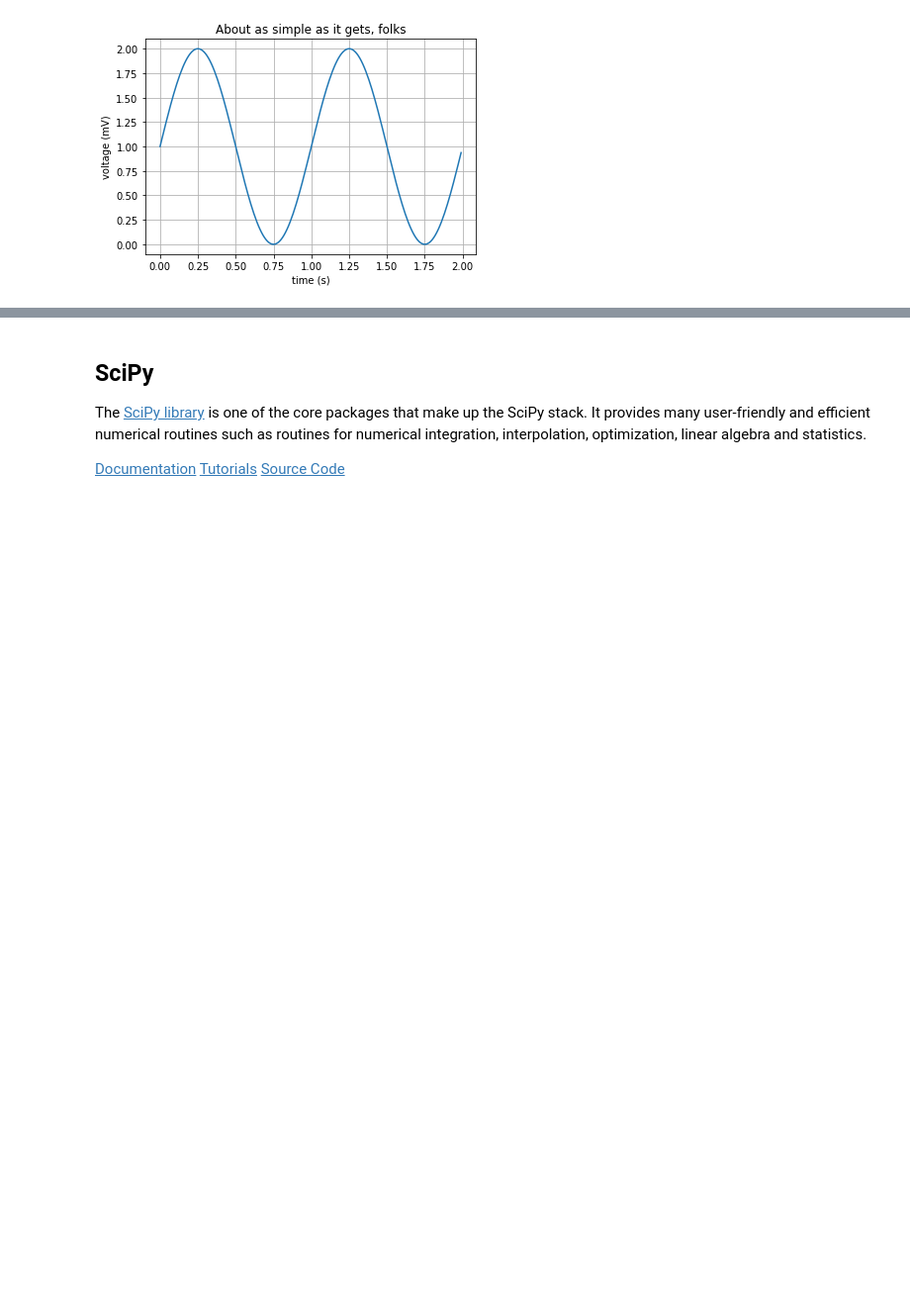
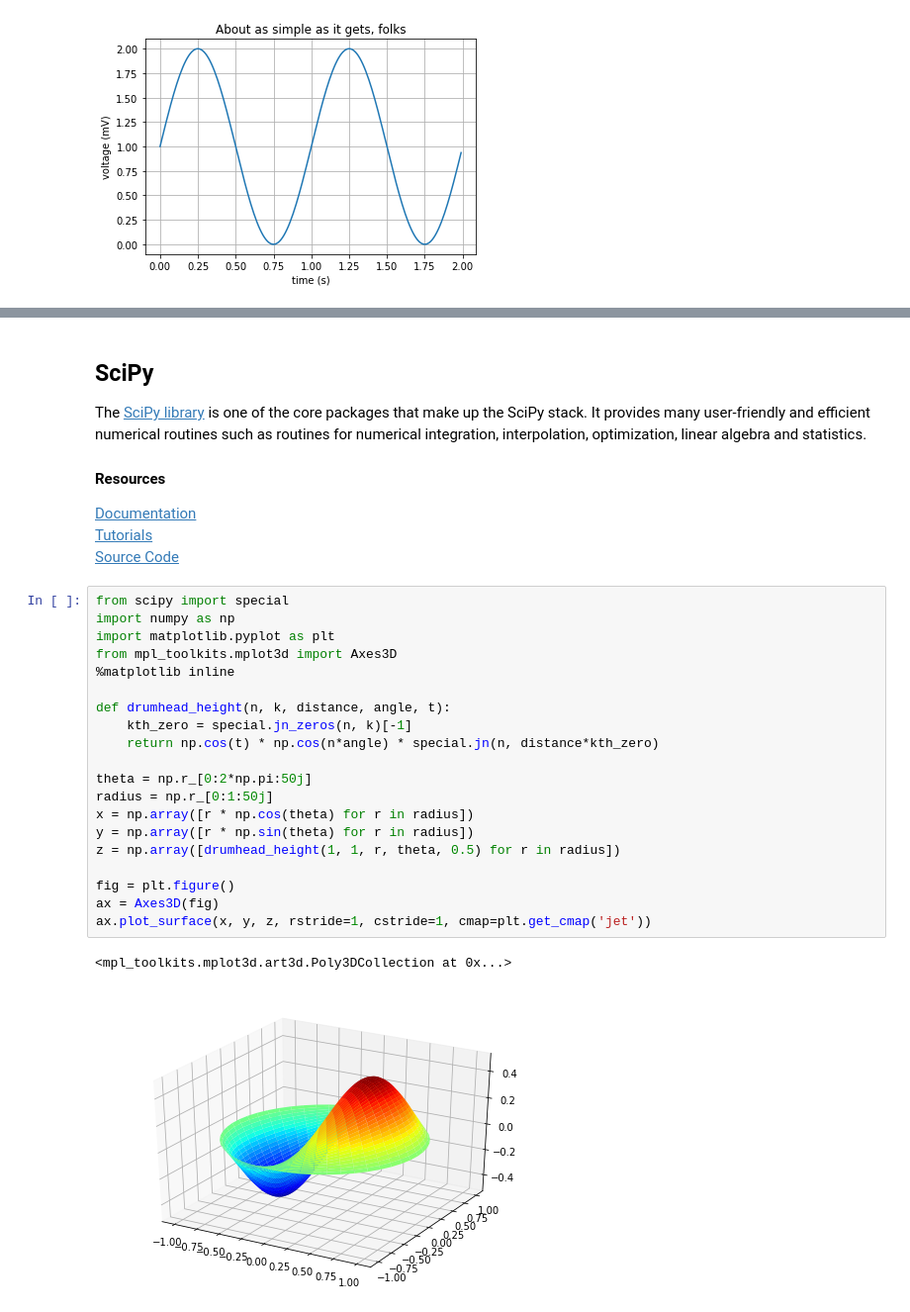
Before and after one commit to EarthCubeInGeo/resen-core, a Jupyter notebook: resen-core/resources/tutorials/GeospacePackagesInResen.ipynb, the cells around one changed output, grey strips where cells are left out. Shown at 99% size. Drawn from its saved outputs; the diff is of its cells as text; blank space fills up the shorter version.

```diff
--- a/resen-core/resources/tutorials/GeospacePackagesInResen.ipynb
+++ b/resen-core/resources/tutorials/GeospacePackagesInResen.ipynb
@@ -364,10 +585,35 @@ PyMongo is a Python distribution containing tools for working with [MongoDB](htt
 [Tutorials](https://api.mongodb.com/python/current/tutorial.html)
 [Source Code](https://github.com/mongodb/mongo-python-driver)
 # %% [markdown]
+<a id='scipy'></a>
 ## SciPy
 The [SciPy library](https://www.scipy.org/scipylib/index.html) is one of the core packages that make up the SciPy stack. It provides many user-friendly and efficient numerical routines such as routines for numerical integration, interpolation, optimization, linear algebra and statistics.
 
+#### Resources
 [Documentation](https://docs.scipy.org/doc/scipy/reference/)
 [Tutorials](https://docs.scipy.org/doc/scipy/reference/tutorial/index.html)
 [Source Code](https://github.com/scipy/scipy/)
+# %%
+from scipy import special
+import numpy as np
+import matplotlib.pyplot as plt
+from mpl_toolkits.mplot3d import Axes3D
+%matplotlib inline
+
+def drumhead_height(n, k, distance, angle, t):
+    kth_zero = special.jn_zeros(n, k)[-1]
+    return np.cos(t) * np.cos(n*angle) * special.jn(n, distance*kth_zero)
+
+theta = np.r_[0:2*np.pi:50j]
+radius = np.r_[0:1:50j]
+x = np.array([r * np.cos(theta) for r in radius])
+y = np.array([r * np.sin(theta) for r in radius])
+z = np.array([drumhead_height(1, 1, r, theta, 0.5) for r in radius])
+
+fig = plt.figure()
+ax = Axes3D(fig)
+ax.plot_surface(x, y, z, rstride=1, cstride=1, cmap=plt.get_cmap('jet'))
+# %% [output]
+<mpl_toolkits.mplot3d.art3d.Poly3DCollection at 0x...>
+[figure, added]
 # %% [markdown]
```
Also changed, not shown: parts of 39 cells of this notebook, 1 other file.
